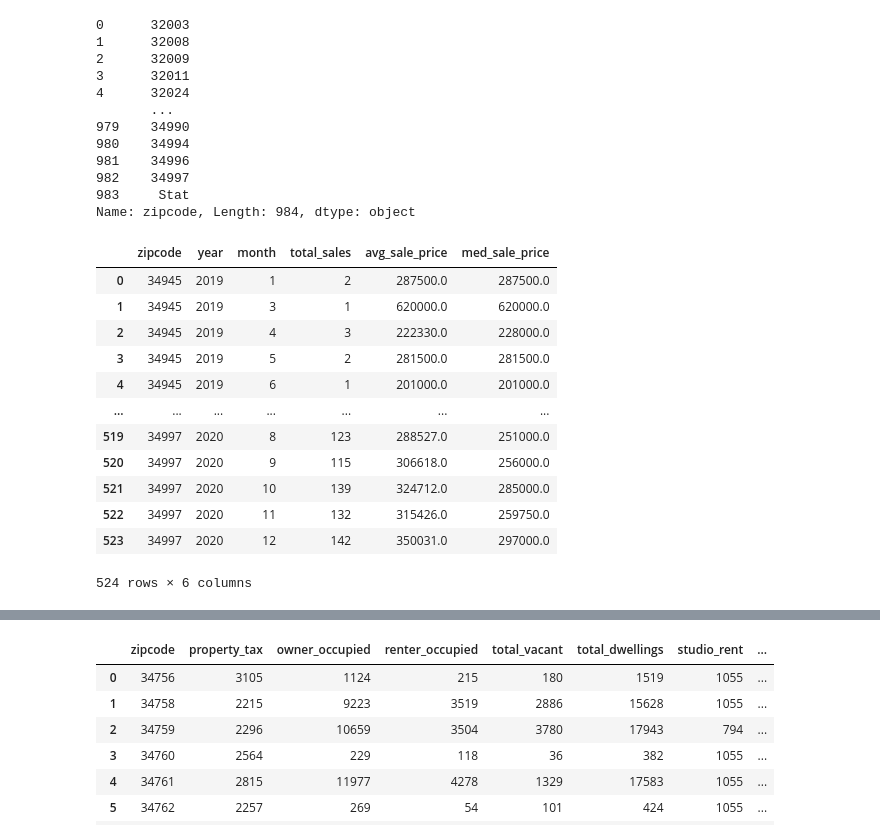
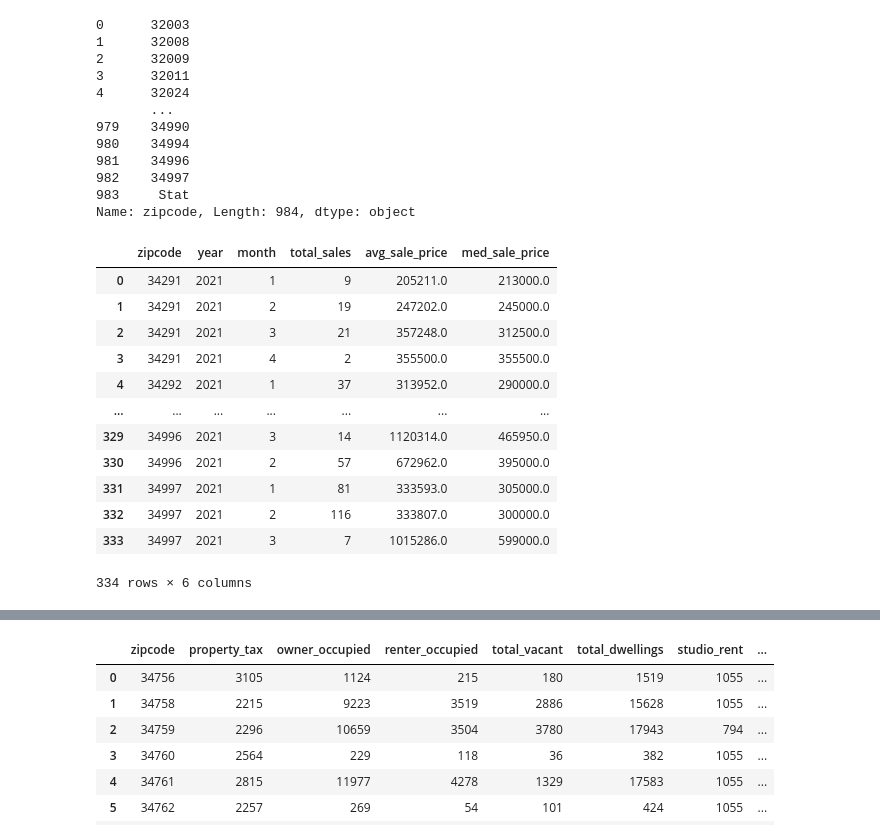
Before and after one commit to FinalProject-2021/Housing_Valuation, a Jupyter notebook: sales_data_JJ.ipynb, the cells around one changed output, grey strips where cells are left out. Saved outputs shown, nothing was run; the diff lists cells and outputs as text; code cells hidden in the pictures.

```diff
--- a/sales_data_JJ.ipynb
+++ b/sales_data_JJ.ipynb
@@ -61,7 +84,7 @@ mortgage_rate = []
 
 # Loop to limit data for 2019 & 2020
 for i,j in mortgage_data.iterrows():
-    if j['DATE']>='2019%' and j['DATE']<'2021%':
+    if j['DATE']>='2019%':
         year_mortgage.append(pd.to_datetime(j['DATE']).year)
         month_mortgage.append(pd.to_datetime(j['DATE']).month)
         mortgage_rate.append(j['MORTGAGE30US'])
@@ -79,9 +102,9 @@ property_url = "https://api.gateway.attomdata.com/propertyapi/v1.0.0/"
 
 sales_trend = "salestrend/snapshot?geoid=ZI"
 
-sales_trend_dates = "&interval=monthly&startyear=2019&endyear=2020&startmonth=january&endmonth=december"
+sales_trend_dates = "&interval=monthly&startyear=2021&endyear=2021&startmonth=january&endmonth=april"
 
-headers = {'Accept': 'application/json', 'apikey': CSMITH}
+headers = {'Accept': 'application/json', 'apikey': VFRANK}
 
 
 # Establish variable for information desired
@@ -93,45 +116,45 @@ average_price = []
 median_price = []
 sales_no_data = []
 
-for code in sales_missing_zips:
+for code in zip_codes[7]:
     # Make API call
     sales_response = requests.post( f'{property_url}{sales_trend}{code}{sales_trend_dates}',
                                     headers = headers)
 
     if sales_response.status_code != 200:
         sales_no_data.append(sales_response.url)
     else:
         sales = sales_response.json()
 
         # Loop through API data and append to variables
         for i in sales['salestrends']:
             year.append(pd.to_datetime(i['daterange']['start']).year)
             month.append(pd.to_datetime(i['daterange']['start']).month)
             zip_code_sales.append(i['location']['geoID'][2:7])
             total_sales.append(i['SalesTrend']['homesalecount'])
             average_price.append(i['SalesTrend']['avgsaleprice'])
             median_price.append(i['SalesTrend']['medsaleprice'])
 
         # Set delay based on API call limitations
         time.sleep(7)
 
 # Create new DF with data
 sales_data = pd.DataFrame({"zipcode": zip_code_sales, "year":year, "month":month,
                         "total_sales":total_sales, "avg_sale_price":average_price,
                         "med_sale_price":median_price})
 
 sales_data
 # %% [output]
 |  | zipcode | year | month | total_sales | avg_sale_price | med_sale_price |
-| 0 | 34945 | 2019 | 1 | 2 | 287500.0 | 287500.0 |
-| 1 | 34945 | 2019 | 3 | 1 | 620000.0 | 620000.0 |
-| 2 | 34945 | 2019 | 4 | 3 | 222330.0 | 228000.0 |
-| 3 | 34945 | 2019 | 5 | 2 | 281500.0 | 281500.0 |
-| 4 | 34945 | 2019 | 6 | 1 | 201000.0 | 201000.0 |
+| 0 | 34291 | 2021 | 1 | 9 | 205211.0 | 213000.0 |
+| 1 | 34291 | 2021 | 2 | 19 | 247202.0 | 245000.0 |
+| 2 | 34291 | 2021 | 3 | 21 | 357248.0 | 312500.0 |
+| 3 | 34291 | 2021 | 4 | 2 | 355500.0 | 355500.0 |
+| 4 | 34292 | 2021 | 1 | 37 | 313952.0 | 290000.0 |
 | ... | ... | ... | ... | ... | ... | ... |
-| 519 | 34997 | 2020 | 8 | 123 | 288527.0 | 251000.0 |
-| 520 | 34997 | 2020 | 9 | 115 | 306618.0 | 256000.0 |
-| 521 | 34997 | 2020 | 10 | 139 | 324712.0 | 285000.0 |
-| 522 | 34997 | 2020 | 11 | 132 | 315426.0 | 259750.0 |
-| 523 | 34997 | 2020 | 12 | 142 | 350031.0 | 297000.0 |
+| 329 | 34996 | 2021 | 3 | 14 | 1120314.0 | 465950.0 |
+| 330 | 34996 | 2021 | 2 | 57 | 672962.0 | 395000.0 |
+| 331 | 34997 | 2021 | 1 | 81 | 333593.0 | 305000.0 |
+| 332 | 34997 | 2021 | 2 | 116 | 333807.0 | 300000.0 |
+| 333 | 34997 | 2021 | 3 | 7 | 1015286.0 | 599000.0 |
-524 rows × 6 columns
+334 rows × 6 columns
```
Also changed, not shown: parts of 18 cells of this notebook, 12 other files.
